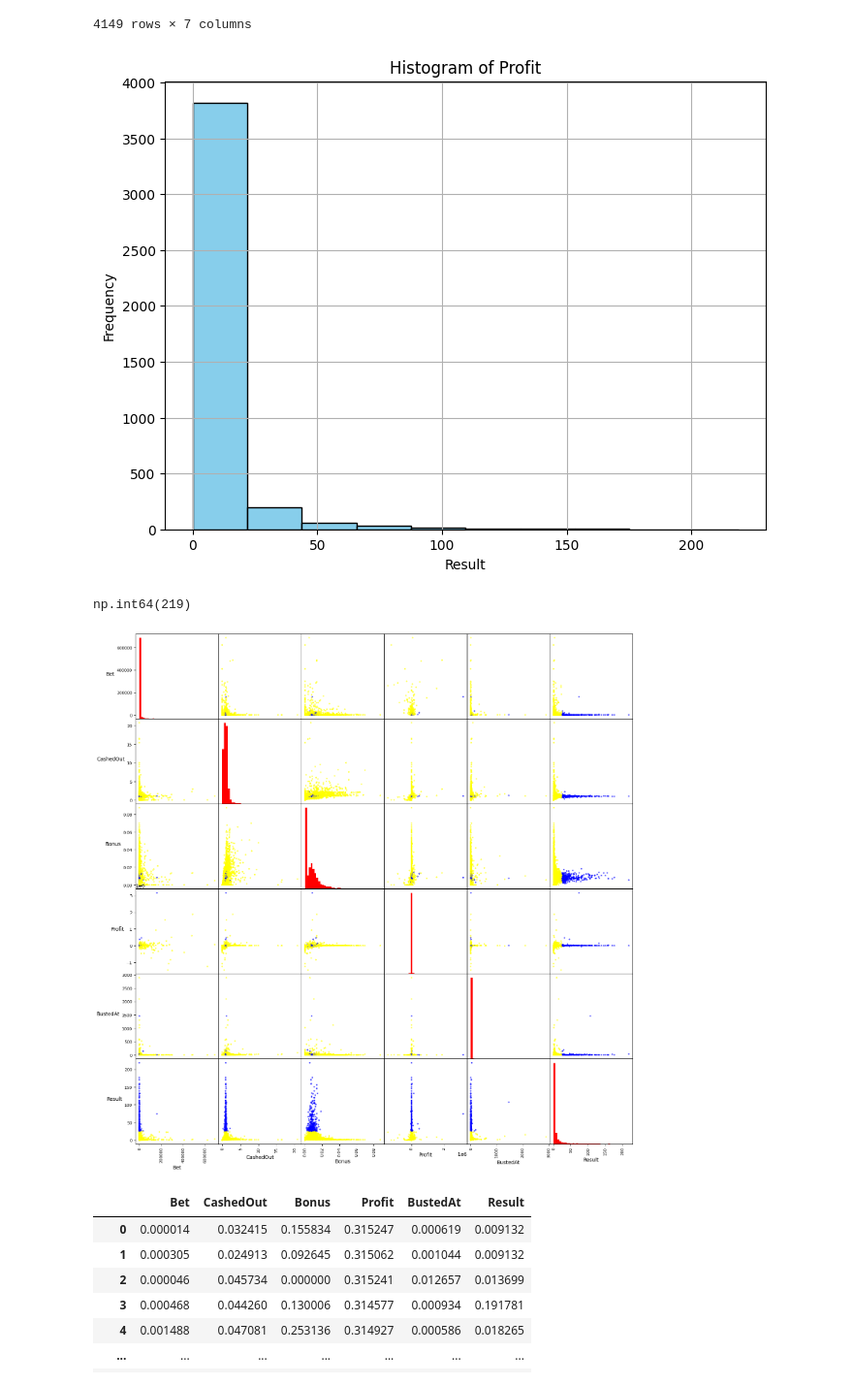
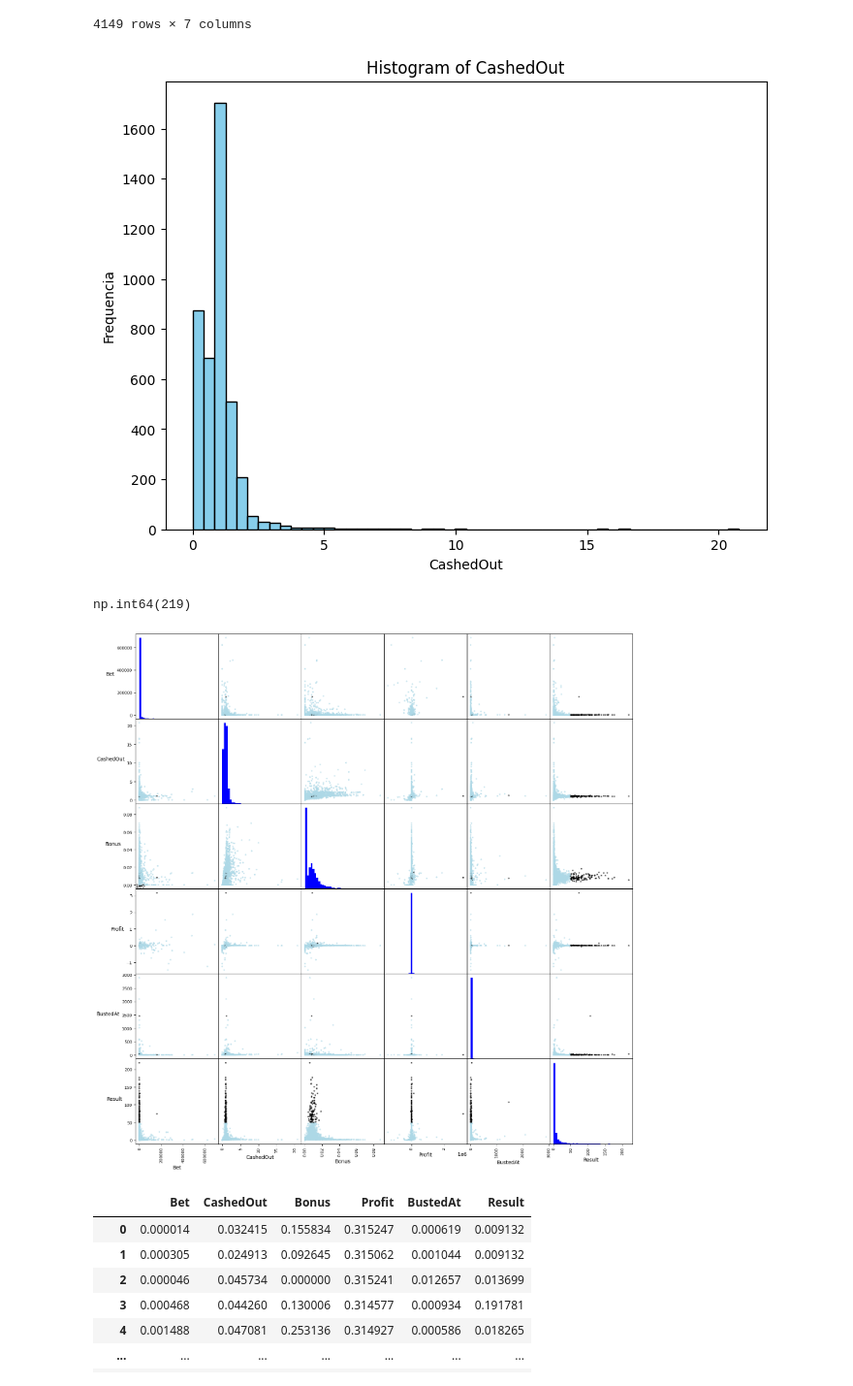
Before and after one commit to AndresEspinal/bustabit, a Jupyter notebook: notebooks/analisis_expl.ipynb, the cells around one changed output. Shown at 97% size. Saved outputs shown, nothing was run; the diff lists cells and outputs as text; code cells hidden in the pictures.

```diff
--- a/notebooks/analisis_expl.ipynb
+++ b/notebooks/analisis_expl.ipynb
@@ -526,25 +528,30 @@ clustertest
 # %%
 clustertest.to_parquet('../data/processed/analisis_exploratorio4.parquet')
 # %%
-plt.figure(figsize=(8, 6))  # Tamaño del gráfico
-plt.hist(clustertest['Result'], bins=10, color='skyblue', edgecolor='black')  # Especificar número de bins y colores
-plt.xlabel('Result')  # Etiqueta del eje x
-plt.ylabel('Frequency')  # Etiqueta del eje y
-plt.title('Histogram of Profit')  # Título del gráfico
-plt.grid(True)  # Mostrar cuadrícula
-plt.show()  # Mostrar el gráfico
+#Histograma para cualquier variable
+i='CashedOut'
+caracteristica=clustertest[i]
+plt.figure(figsize=(8, 6))
+plt.hist(caracteristica, bins=50, color='skyblue', edgecolor='black')
+plt.xlabel(i)
+plt.ylabel('Frequencia')
+plt.title(f'Histogram of {i}')
+#plt.grid(True)
+plt.show()
 # %% [output]
-[figure, old version]
+[figure, new version]
 # %%
 clustertest['Result'].max()
 # %% [output]
 np.int64(219)
 # %%
-# Grafica de dispersión e histograma con variables dummies con la variable de salida dibujada
-colorsd = clustertest['Result'].apply(lambda x: 'yellow' if x < 25 else 'blue')
+# Grafica de dispersión e histograma de la variable Result
+
+victorias=50
+colorsd = clustertest['Result'].apply(lambda x: 'lightblue' if x < victorias else 'black')
 #colorsd = clustertest['Profit'].map({clustertest['Profit']<0: 'red', clustertest['Profit']>0: 'blue'})
 axesd=pd.plotting.scatter_matrix(clustertest, alpha=0.7, figsize=(15,15), range_padding = 0.1, diagonal='hist', c=colorsd,
-                            hist_kwds = {'bins':40, 'color':'red'})
+                            hist_kwds = {'bins':40, 'color':'blue'})
 
 for ax in axesd.flatten():
     ax.xaxis.label.set_rotation(0)
@@ -555,7 +562,7 @@ plt.tight_layout()
 plt.gcf().subplots_adjust(wspace=0, hspace=0)
 plt.show()
 # %% [output]
-[figure, old version]
+[figure, new version]
 # %%
 #Normalización
 scaler = MinMaxScaler()
```
Also changed, not shown: parts of 8 cells of this notebook, 5 other files.
